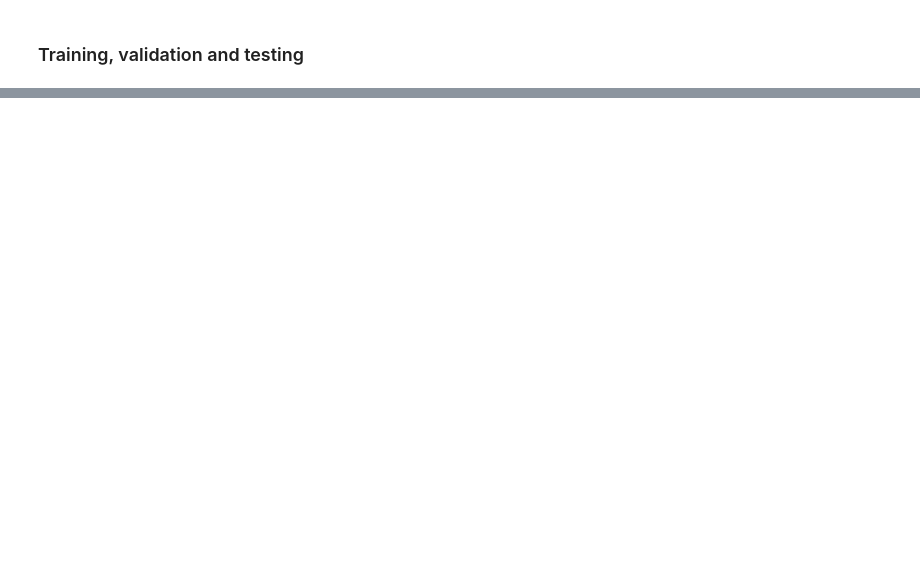
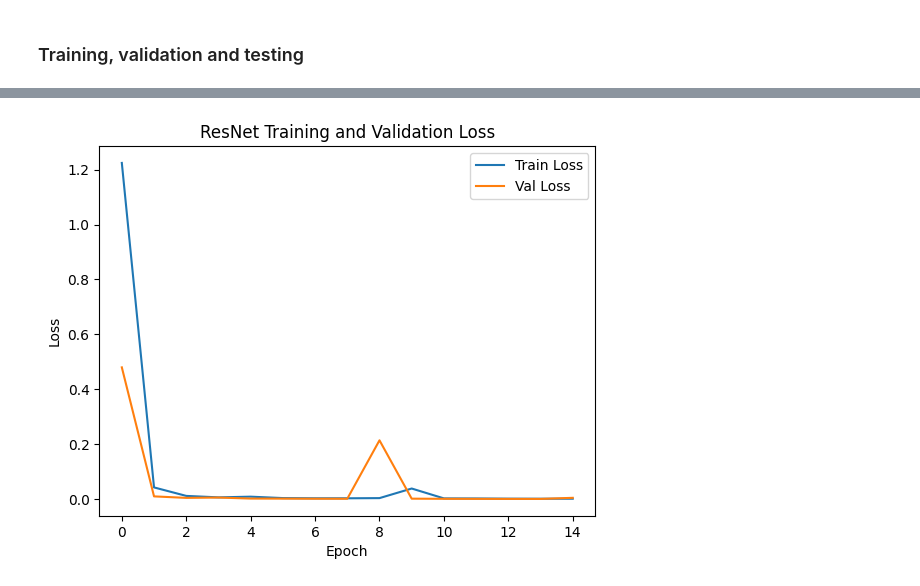
Before and after one commit to luv00012/CSCU9M6-Assignment, a Jupyter notebook: assignment.ipynb, the cells around one changed output, grey strips where cells are left out. Cells and saved outputs as stored; diff of their text form; code cells hidden in the pictures; blank space fills up the shorter version.

```diff
--- a/assignment.ipynb
+++ b/assignment.ipynb
@@ -370,0 +424,11 @@ Epoch 10/10 train loss: 0.0140 - train accuracy: 0.9962 val loss: 0.0008 - val a
+# %%
+plt.plot(resnet_metrics['loss'], label='ResNet Train Loss')
+plt.plot(resnet_metrics['val_loss'], label='ResNet Val Loss')
+
+plt.title('ResNet Training and Validation Loss')
+plt.xlabel('Epoch')
+plt.ylabel('Loss')
+plt.legend(['Train Loss', 'Val Loss'])
+plt.show()
+# %% [output]
+[figure, added]
```
Also changed, not shown: parts of 27 cells of this notebook, 3 other files.
